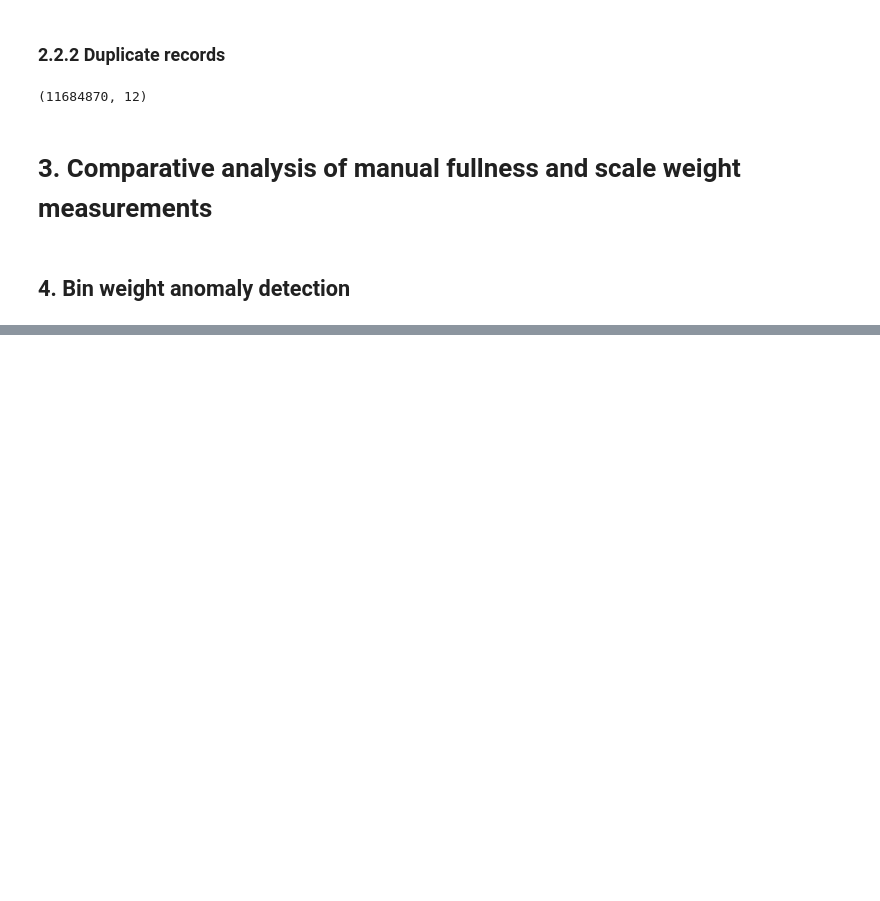
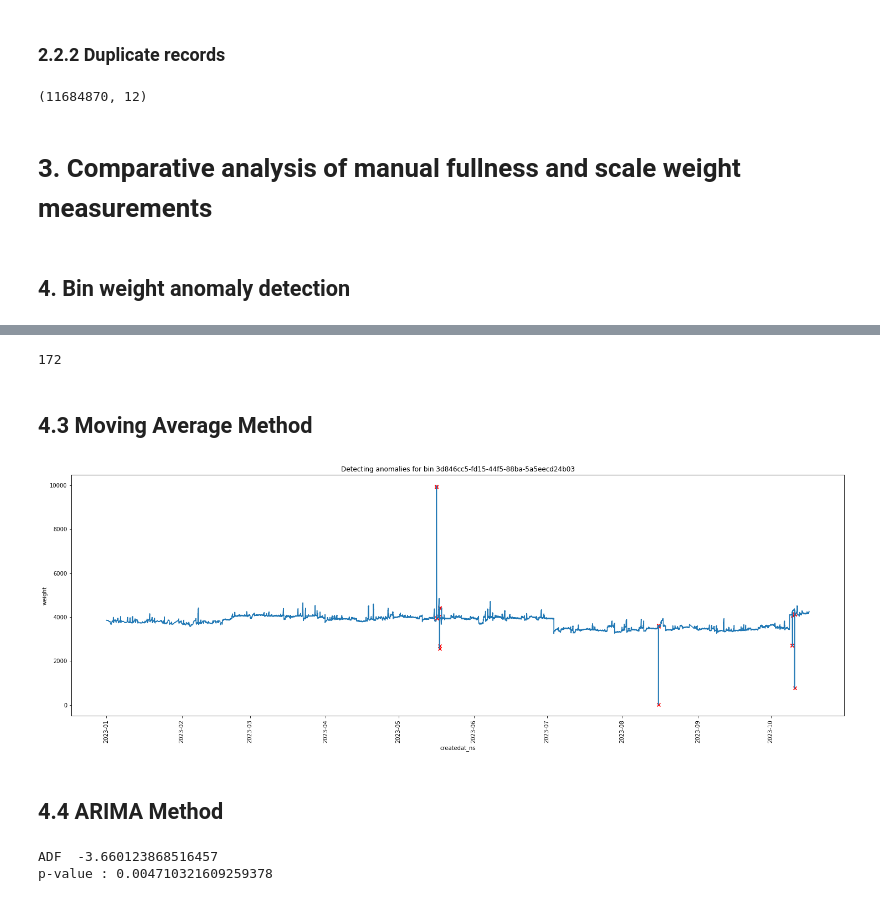
Before and after one commit to BU-Spark/ds-spare-it-scale-calib, a Jupyter notebook: fa23-team/Project_report.ipynb, the cells around one changed output, grey strips where cells are left out. Cells and saved outputs as stored; diff of their text form; code cells hidden in the pictures; blank space fills up the shorter version.

```diff
--- a/fa23-team/Project_report.ipynb
+++ b/fa23-team/Project_report.ipynb
@@ -73,0 +165,59 @@ scale_records_clean = scale_records.drop_duplicates()
+# %%
+# Create a dictionary whose keys are the IDs of scales that weigh multiple bins and whose values are the IDs of the bins
+iotid_special = {}
+for k, v in iotid_bin.items():
+    if len(v)>1:
+        iotid_special[k]=list(v.keys())
+
+len(iotid_special)
+#There are 172 scales used to weigh more than one bin.
+# %% [output]
+172
+# %% [markdown]
+## 4.3 Moving Average Method
+# %%
+v5_1 = deepcopy(v5)
+
+v5_1.index = v5_1.createdat_ns
+
+#Compute moving averages for each bin
+v5_1['rolling_weight'] = v5_1.groupby('bin')['weight'].transform(lambda x: x.rolling('2h', min_periods=1).mean())
+v5_1['std_dev'] = v5_1.groupby('bin')['rolling_weight'].transform('std')
+
+v5_1.reset_index(drop=True,inplace=True)
+
+#Create confidence bands for anomalies using rolling_weight
+v5_1['upper_bound'] = v5_1['rolling_weight'] + 2 * v5_1['std_dev']
+v5_1['lower_bound'] = v5_1['rolling_weight'] - 2 * v5_1['std_dev']
+
+v5_1['anomaly_flag'] = (v5_1['weight'] > v5_1['upper_bound']) | (v5_1['weight'] < v5_1['lower_bound'])
+# %%
+#Anomalies plot
+plt.figure(figsize=(25,8))
+
+anomaly_points = v5_1[(v5_1['bin'] == '3d846cc5-fd15-44f5-88ba-5a5eecd24b03') & v5_1['anomaly_flag']]
+
+sns.lineplot(data=v5_1[v5_1['bin']=='3d846cc5-fd15-44f5-88ba-5a5eecd24b03'],x='createdat_ns',y='weight')
+plt.scatter(anomaly_points['createdat_ns'], anomaly_points['weight'], marker='x', color='red', label='Anomaly')
+plt.title('Detecting anomalies for bin 3d846cc5-fd15-44f5-88ba-5a5eecd24b03')
+plt.xticks(rotation=90)
+plt.show()
+# %% [output]
+[figure, added]
+# %% [markdown]
+## 4.4 ARIMA Method
+# %%
+from statsmodels.tsa.stattools import adfuller
+from statsmodels.graphics.tsaplots import plot_acf, plot_pacf
+from statsmodels.tsa.arima.model import ARIMA
+
+#Check ADF score for specific bins (Apply differencing if bin not stationary)
+
+bin1= v5[v5['bin']=='3d846cc5-fd15-44f5-88ba-5a5eecd24b03'].set_index('createdat_ns')
+
+test_result = adfuller(bin1['weight'])
+print(f'ADF  {test_result[0]}')
+print(f'p-value : {test_result[1]}')
+# %% [output]
+ADF  -3.660123868516457
+p-value : 0.004710321609259378
```
Also changed, not shown: parts of 34 cells of this notebook.
